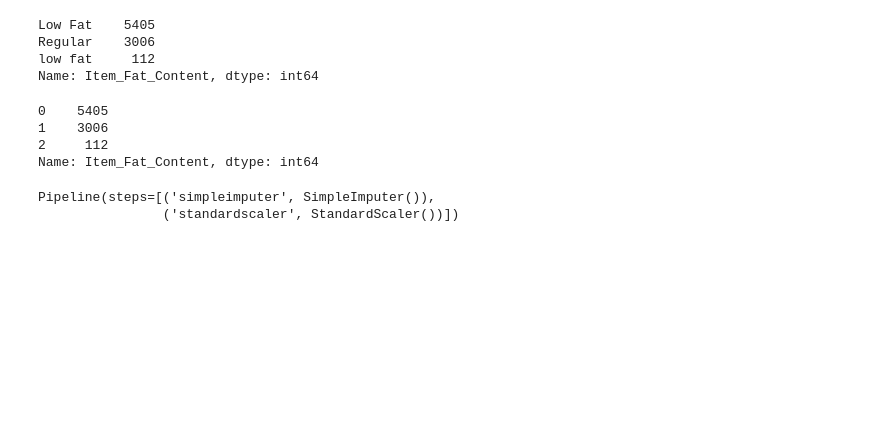
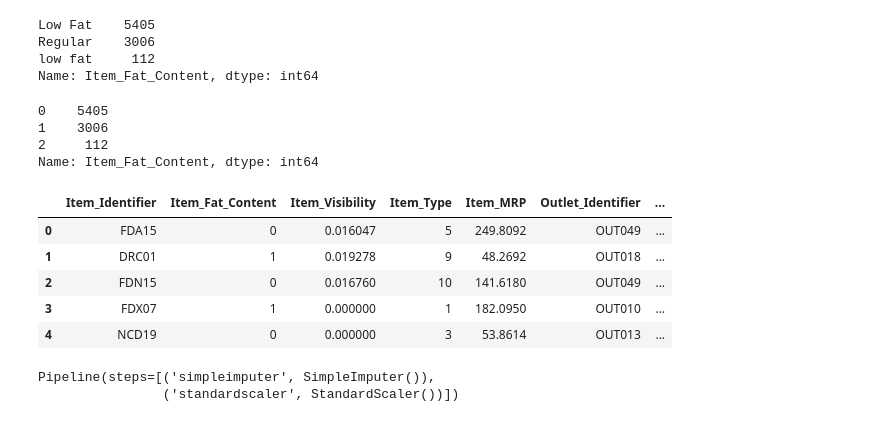
Before and after one commit to SamuelCdna/-predicciones-de-ventas-alimenticias-, a Jupyter notebook: predicciones_de_ventas_alimenticias.ipynb, the cells around one changed output. Saved outputs shown, nothing was run; the diff lists cells and outputs as text; code cells hidden in the pictures; blank space fills up the shorter version.

```diff
--- a/predicciones_de_ventas_alimenticias.ipynb
+++ b/predicciones_de_ventas_alimenticias.ipynb
@@ -382,6 +382,15 @@ df['Item_Fat_Content'].value_counts()
 1    3006
 2     112
 Name: Item_Fat_Content, dtype: int64
+# %%
+df.head()
+# %% [output]
+|  | Item_Identifier | Item_Fat_Content | Item_Visibility | Item_Type | Item_MRP | Outlet_Identifier | ... |
+| 0 | FDA15 | 0 | 0.016047 | 5 | 249.8092 | OUT049 | ... |
+| 1 | DRC01 | 1 | 0.019278 | 9 | 48.2692 | OUT018 | ... |
+| 2 | FDN15 | 0 | 0.016760 | 10 | 141.6180 | OUT049 | ... |
+| 3 | FDX07 | 1 | 0.000000 | 1 | 182.0950 | OUT010 | ... |
+| 4 | NCD19 | 0 | 0.000000 | 3 | 53.8614 | OUT013 | ... |
 # %%
 X = df.drop('Item_Outlet_Sales', axis=1)
 y = df['Item_Outlet_Sales']
```
